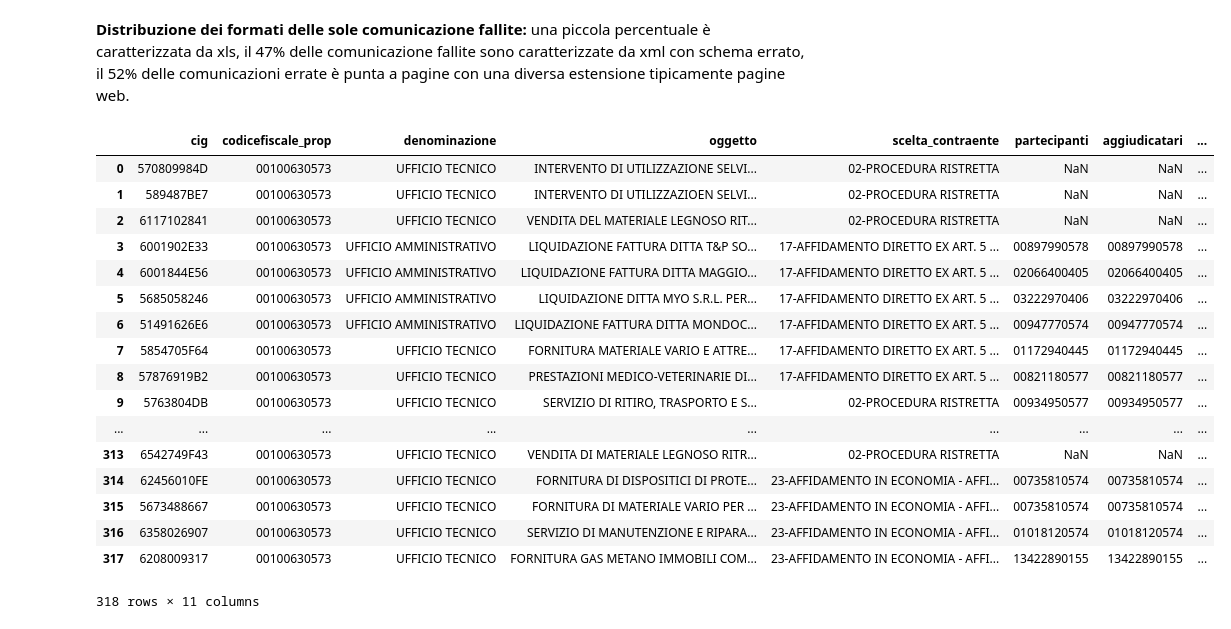
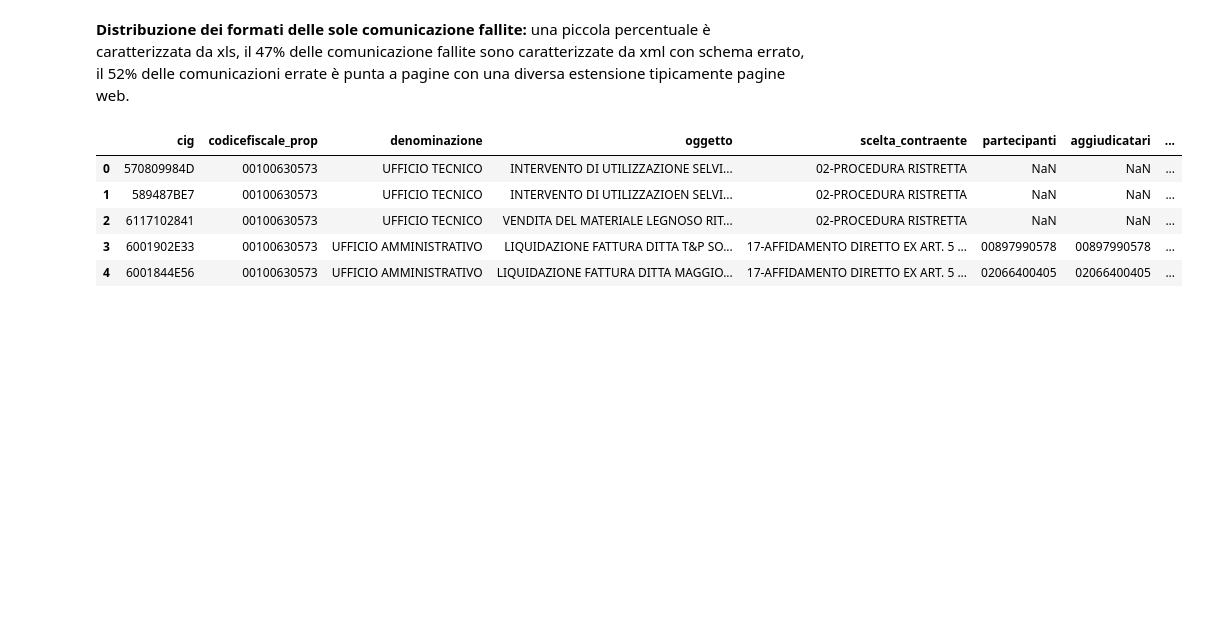
Before and after one commit to althot/anac, a Jupyter notebook: anac.ipynb, the cells around one changed output. Saved outputs shown, nothing was run; the diff lists cells and outputs as text; code cells hidden in the pictures; blank space fills up the shorter version.

Commit message:
For visual purporse, putting of head method on dataframe printing

```diff
--- a/anac.ipynb
+++ b/anac.ipynb
@@ -217,26 +217,14 @@ for i in range (0, len(lotti)):
                   ], index=list(df_xml.columns)),
         ignore_index=True)
 # %%
-df_xml
+df_xml.head()
 # %% [output]
 |  | cig | codicefiscale_prop | denominazione | oggetto | scelta_contraente | partecipanti | aggiudicatari | ... |
 | 0 | 570809984D | 00100630573 | UFFICIO TECNICO | INTERVENTO DI UTILIZZAZIONE SELVI... | 02-PROCEDURA RISTRETTA | NaN | NaN | ... |
 | 1 | 589487BE7 | 00100630573 | UFFICIO TECNICO | INTERVENTO DI UTILIZZAZIOEN SELVI... | 02-PROCEDURA RISTRETTA | NaN | NaN | ... |
 | 2 | 6117102841 | 00100630573 | UFFICIO TECNICO | VENDITA DEL MATERIALE LEGNOSO RIT... | 02-PROCEDURA RISTRETTA | NaN | NaN | ... |
 | 3 | 6001902E33 | 00100630573 | UFFICIO AMMINISTRATIVO | LIQUIDAZIONE FATTURA DITTA T&P SO... | 17-AFFIDAMENTO DIRETTO EX ART. 5 ... | 00897990578 | 00897990578 | ... |
 | 4 | 6001844E56 | 00100630573 | UFFICIO AMMINISTRATIVO | LIQUIDAZIONE FATTURA DITTA MAGGIO... | 17-AFFIDAMENTO DIRETTO EX ART. 5 ... | 02066400405 | 02066400405 | ... |
-| 5 | 5685058246 | 00100630573 | UFFICIO AMMINISTRATIVO | LIQUIDAZIONE DITTA MYO S.R.L. PER... | 17-AFFIDAMENTO DIRETTO EX ART. 5 ... | 03222970406 | 03222970406 | ... |
-| 6 | 51491626E6 | 00100630573 | UFFICIO AMMINISTRATIVO | LIQUIDAZIONE FATTURA DITTA MONDOC... | 17-AFFIDAMENTO DIRETTO EX ART. 5 ... | 00947770574 | 00947770574 | ... |
-| 7 | 5854705F64 | 00100630573 | UFFICIO TECNICO | FORNITURA MATERIALE VARIO E ATTRE... | 17-AFFIDAMENTO DIRETTO EX ART. 5 ... | 01172940445 | 01172940445 | ... |
-| 8 | 57876919B2 | 00100630573 | UFFICIO TECNICO | PRESTAZIONI MEDICO-VETERINARIE DI... | 17-AFFIDAMENTO DIRETTO EX ART. 5 ... | 00821180577 | 00821180577 | ... |
-| 9 | 5763804DB | 00100630573 | UFFICIO TECNICO | SERVIZIO DI RITIRO, TRASPORTO E S... | 02-PROCEDURA RISTRETTA | 00934950577 | 00934950577 | ... |
-| ... | ... | ... | ... | ... | ... | ... | ... | ... |
-| 313 | 6542749F43 | 00100630573 | UFFICIO TECNICO | VENDITA DI MATERIALE LEGNOSO RITR... | 02-PROCEDURA RISTRETTA | NaN | NaN | ... |
-| 314 | 62456010FE | 00100630573 | UFFICIO TECNICO | FORNITURA DI DISPOSITICI DI PROTE... | 23-AFFIDAMENTO IN ECONOMIA - AFFI... | 00735810574 | 00735810574 | ... |
-| 315 | 5673488667 | 00100630573 | UFFICIO TECNICO | FORNITURA DI MATERIALE VARIO PER ... | 23-AFFIDAMENTO IN ECONOMIA - AFFI... | 00735810574 | 00735810574 | ... |
-| 316 | 6358026907 | 00100630573 | UFFICIO TECNICO | SERVIZIO DI MANUTENZIONE E RIPARA... | 23-AFFIDAMENTO IN ECONOMIA - AFFI... | 01018120574 | 01018120574 | ... |
-| 317 | 6208009317 | 00100630573 | UFFICIO TECNICO | FORNITURA GAS METANO IMMOBILI COM... | 23-AFFIDAMENTO IN ECONOMIA - AFFI... | 13422890155 | 13422890155 | ... |
-318 rows × 11 columns
 # %%
 df_xml[df_xml['partecipanti'].str.contains(",", na=np.nan)==True]
 # %% [output]
```
